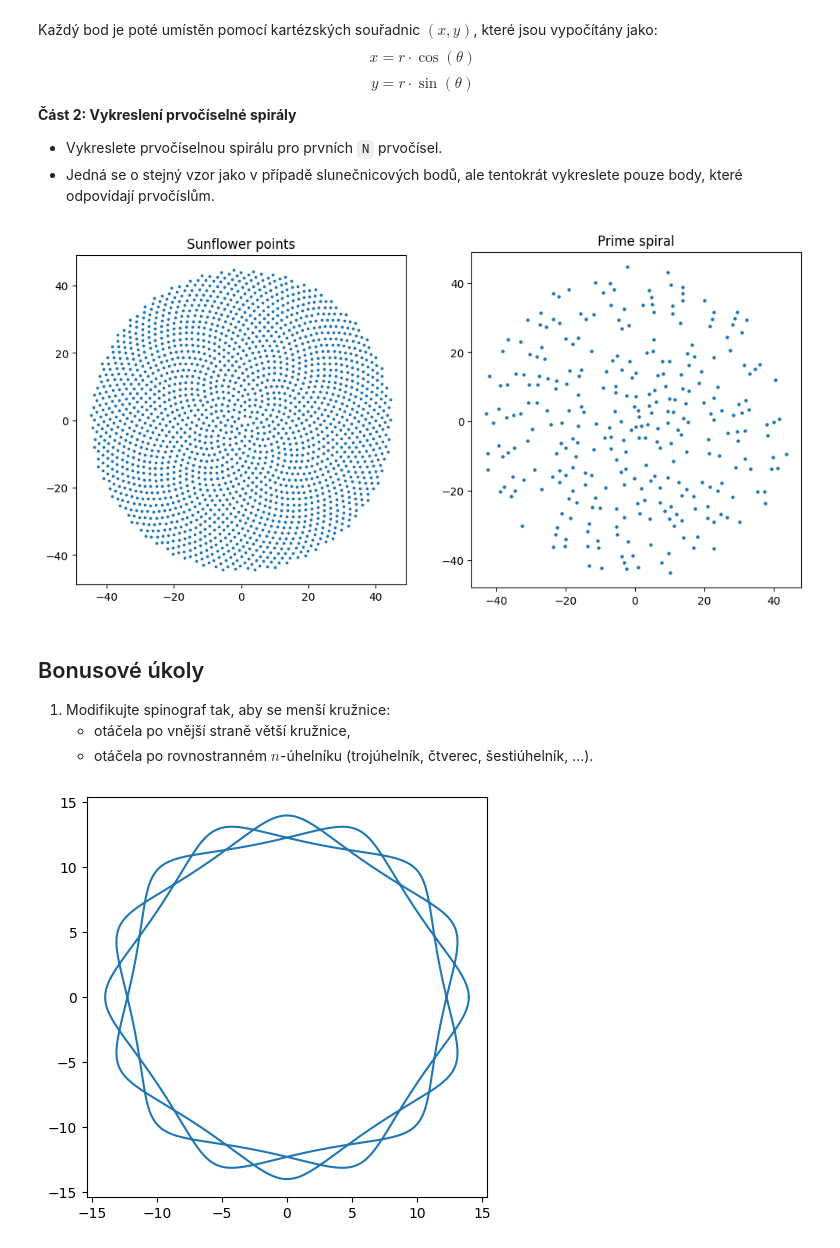
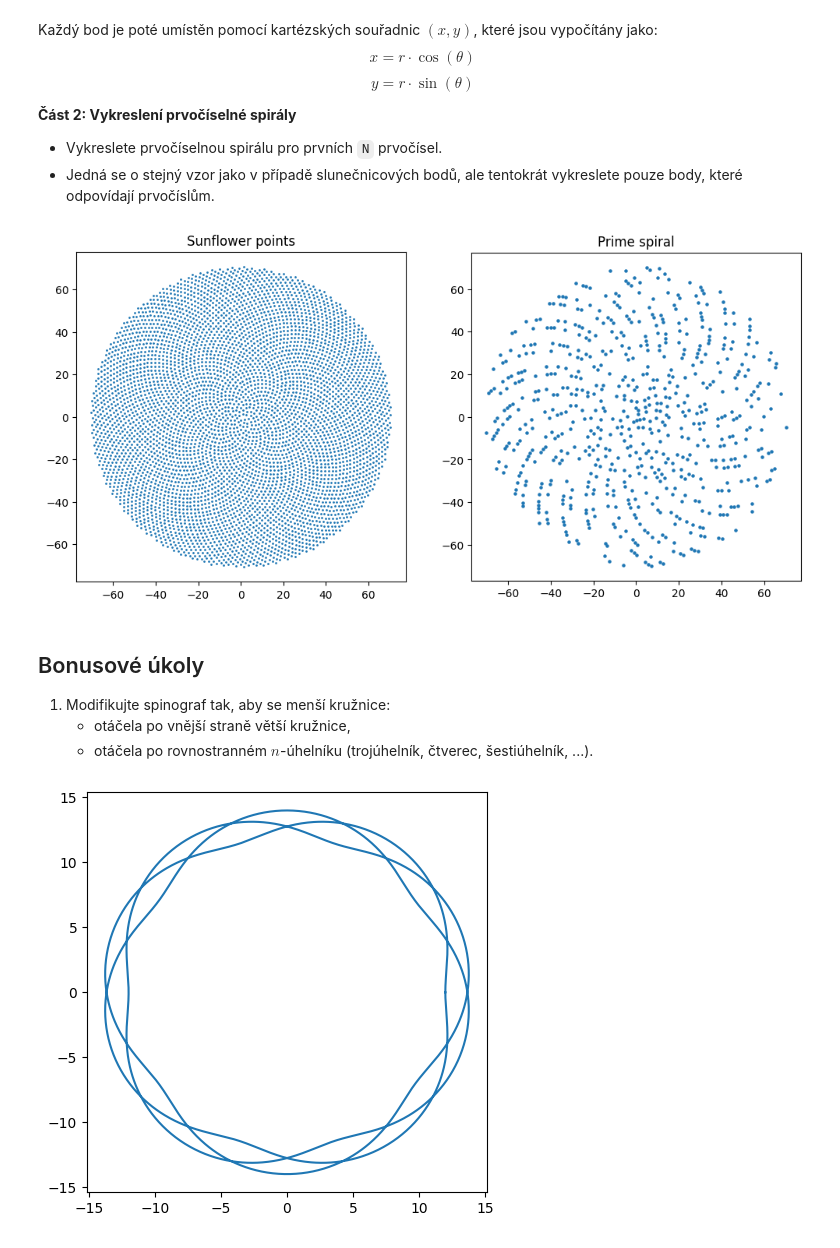
Before and after one commit to Tomasz-Karolczyk/vvp-DU, a Jupyter notebook: DU4.ipynb, the cells around one changed output. Cells and saved outputs as stored; diff of their text form; code cells hidden in the pictures.

```diff
--- a/DU4.ipynb
+++ b/DU4.ipynb
@@ -154,47 +154,47 @@ import numpy as np
 import matplotlib.pyplot as plt
 import math
 
-N = 2000
+N = 5000
 phi = math.pi * (3 - math.sqrt(5))
 
 n = np.arange(1, N + 1)
-rolSize = np.sqrt(n)
+r = np.sqrt(n)
 beta = n * phi
 
-x = rolSize * np.cos(beta)
-y = rolSize * np.sin(beta)
+x = r * np.cos(beta)
+y = r * np.sin(beta)
 
 # ---------------------------------------- primes
 def IsPrime(num):
     if num < 2:
         return False
     for i in range(2, int(math.sqrt(num)) + 1):
         if num % i == 0:
             return False
     return True
 
 n = np.array([i for i in n if IsPrime(i)])
 
-rolSize = np.sqrt(n)
+r = np.sqrt(n)
 beta = n * phi
 
-x2 = rolSize * np.cos(beta)
-y2 = rolSize * np.sin(beta)
+x2 = r * np.cos(beta)
+y2 = r * np.sin(beta)
 
 # ---------------------------------------- plt
 fig, axes = plt.subplots(1, 2, figsize=(12, 6))
 
-axes[0].scatter(x, y, s=3)
+axes[0].scatter(x, y, s=1)
 axes[0].set_title("Sunflower points")
 axes[0].set_aspect('equal')
 
 axes[1].scatter(x2, y2, s=5)
 axes[1].set_title("Prime spiral")
 axes[1].set_aspect('equal')
 
 plt.show()
 # %% [output]
-[figure, old version]
+[figure, new version]
 # %% [markdown]
 ## Bonusové úkoly
 1. Modifikujte spinograf tak, aby se menší kružnice:
@@ -206,15 +206,15 @@ import matplotlib.pyplot as plt
 import math
 
 R = 10
-rolSize = 3
+r = 3
 d = 1
 
-l = R + rolSize
-multiplier = R / rolSize + 1
+l = R + r
+multiplier = l / r
 
-rotations = int(rolSize / np.gcd(R, rolSize))
+rotations = int(r / np.gcd(R, r))
 beta = np.linspace(0, rotations * 2 * math.pi, rotations * 1000)
-x = l * np.cos(beta) + d * np.cos(beta * multiplier)
+x = l * np.cos(beta) - d * np.cos(beta * multiplier)
 y = l * np.sin(beta) - d * np.sin(beta * multiplier)
 
 fig = plt.figure(figsize=(4, 4))
@@ -225,4 +225,4 @@ axes.plot(x, y)
 
 plt.show()
 # %% [output]
-[figure, old version]
+[figure, new version]
```
Also changed, not shown: parts of 2 cells of this notebook.
